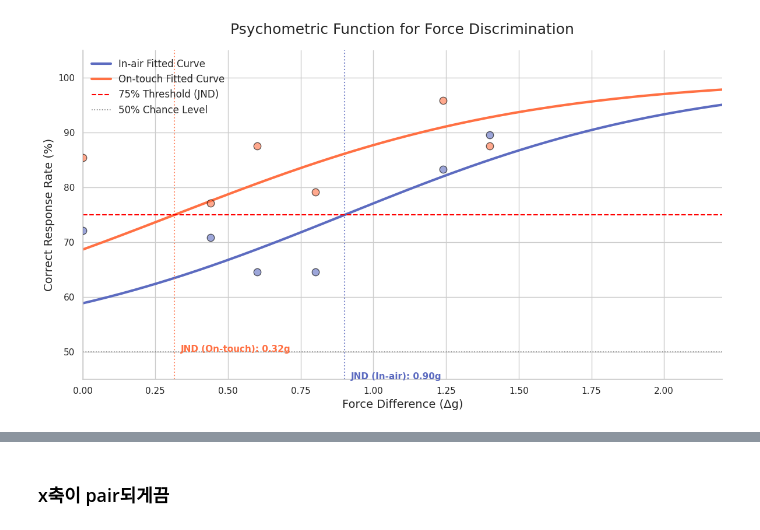
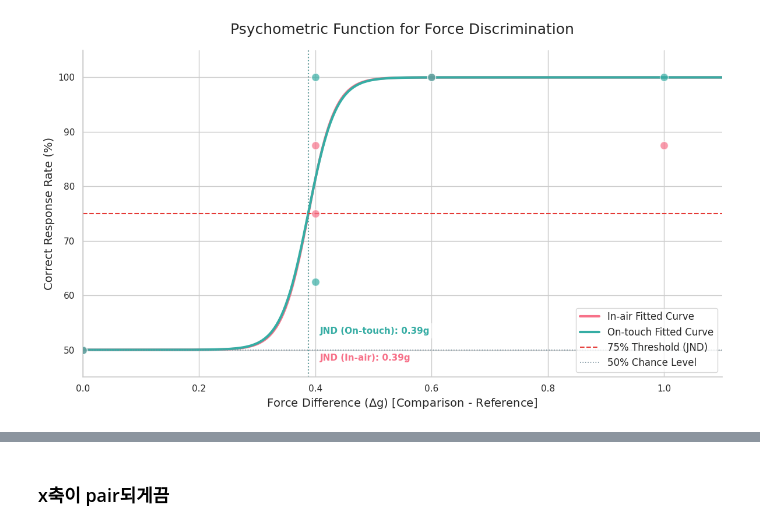
Before and after one commit to kyungeunvoyage/NailFoldExp, a Jupyter notebook: Analysis/(Analysis)Force_Discrimination.ipynb, the cells around one changed output, grey strips where cells are left out. Cells and saved outputs as stored; diff of their text form; code cells hidden in the pictures.

```diff
--- a/Analysis/(Analysis)Force_Discrimination.ipynb
+++ b/Analysis/(Analysis)Force_Discrimination.ipynb
@@ -93,11 +129,8 @@ import matplotlib.pyplot as plt
 from scipy.optimize import curve_fit
 from scipy.special import expit
 
-# 1. 데이터 로드 및 통합 (P7, P8, P9)
-file_names = ['P6_Exp2_SameDifferent_Discrimination.csv',
-              'P7_Exp2_SameDifferent_Discrimination.csv',
-              'P8_Exp2_SameDifferent_Discrimination.csv',
-              'P9_Exp2_SameDifferent_Discrimination.csv']
+# 1. 데이터 로드 및 통합
+file_names = ['P1_ForceDiscrimination.csv', 'P2_ForceDiscrimination.csv']
 data_list = []
 
 for file in file_names:
@@ -112,18 +145,26 @@ if not data_list:
 else:
     df = pd.concat(data_list, ignore_index=True)
 
-    # IsCorrect 컬럼 전처리 (문자열 'true'/'false' 대응)
-    df['IsCorrect_Num'] = df['IsCorrect'].map({'true': 1, 'false': 0, True: 1, False: 0})
+    # --- 핵심 수정: 정답(IsCorrect) 판별 로직 ---
+    def calculate_correct(row):
+        # Comparison이 Reference보다 큰 경우: Comparison을 선택(1)해야 정답
+        if row['Comparison'] > row['Reference']:
+            return 1 if row['ChoseComparison'] == 1 else 0
+        # Comparison이 Reference보다 작은 경우: Reference를 선택(0)해야 정답
+        elif row['Comparison'] < row['Reference']:
+            return 1 if row['ChoseComparison'] == 0 else 0
+        # 두 자극이 같은 경우 (1.0 vs 1.0): 확률적으로 0.5로 처리됨
+        else:
+            return 0.5
 
-    # 자극 간의 '힘의 차이(Force Difference)' 계산
-    def get_force_diff(row):
-        f1 = float(row['FirstStim'].replace('g', ''))
-        f2 = float(row['SecondStim'].replace('g', ''))
-        return abs(f1 - f2)
-    df['ForceDiff'] = df.apply(get_force_diff, axis=1)
+    df['IsCorrect_Num'] = df.apply(calculate_correct, axis=1)
+
+    # 자극 간의 '힘의 차이(Force Difference)' 계산 (이미 숫자형이므로 단순 뺄셈)
+    df['ForceDiff'] = abs(df['Comparison'] - df['Reference'])
 
     # 2. S자 곡선(Sigmoid) 모델 정의
     # 0.5(우연)에서 1.0(완벽) 사이를 오가는 로지스틱 함수
+    # 이 모델에서 x0는 정확히 75% 정답률(JND) 지점이 됩니다.
     def logistic_model(x, k, x0):
         return 0.5 + 0.5 * expit(k * (x - x0))
 
@@ -131,62 +172,58 @@ else:
     plt.figure(figsize=(12, 7))
     sns.set_theme(style="whitegrid")
 
-    # 조건별 색상 설정 (In-air: 파랑 계열, On-touch: 주황 계열)
-    conditions = ['In-air', 'On-touch']
-    colors = ['#5C6BC0', '#FF7043']
+    # 실제 데이터에 존재하는 조건 자동 탐색 (In-air, On-touch 등)
+    available_conditions = df['Condition'].unique()
+    colors = sns.color_palette("husl", len(available_conditions))
 
-    # 부드러운 곡선을 그리기 위한 X축 범위 (0부터 2.2g까지)
-    x_smooth = np.linspace(0, 2.2, 300)
+    x_smooth = np.linspace(0, max(df['ForceDiff']) + 0.2, 300)
 
-    for i, cond in enumerate(conditions):
+    for i, cond in enumerate(available_conditions):
         cond_data = df[df['Condition'] == cond]
         if cond_data.empty: continue
 
-        # 실제 데이터 포인트 계산
+        # 강도 차이(ForceDiff)별 평균 정답률 계산
         fit_data = cond_data.groupby('ForceDiff')['IsCorrect_Num'].mean().reset_index()
 
-        # --- 핵심: (0, 0.5) 가상 데이터 추가 ---
-        # 자극 차이가 0일 때 정답률은 50%라는 심리물리학적 전제를 추가하여 곡선의 시작점을 잡음
+        # (0, 0.5) 가상 데이터를 추가하여 심리물리학적 일관성 확보
         X_fit = np.insert(fit_data['ForceDiff'].values, 0, 0.0)
         Y_fit = np.insert(fit_data['IsCorrect_Num'].values, 0, 0.5)
 
         try:
-            # 커브 피팅 수행 (기울기 k와 50% 지점 x0 탐색)
-            popt, _ = curve_fit(logistic_model, X_fit, Y_fit, p0=[5, 0.5], bounds=([0, 0], [20, 2]))
+            # 커브 피팅 수행 (기울기 k, 75% 지점 x0)
+            popt, _ = curve_fit(logistic_model, X_fit, Y_fit, p0=[10, 0.4], bounds=([0, 0], [50, 2.0]))
             k_fit, x0_fit = popt
 
-            # 피팅된 곡선 그리기
+            # 피팅 곡선 그리기
             y_smooth = logistic_model(x_smooth, k_fit, x0_fit) * 100
             plt.plot(x_smooth, y_smooth, color=colors[i], linewidth=3, label=f'{cond} Fitted Curve')
 
             # 실제 데이터 포인트 표시
-            plt.scatter(fit_data['ForceDiff'], fit_data['IsCorrect_Num']*100,
-                        color=colors[i], s=80, alpha=0.6, edgecolor='black', zorder=5)
+            plt.scatter(fit_data['ForceDiff'], fit_data['IsCorrect_Num'] * 100,
+                        color=colors[i], s=100, alpha=0.7, edgecolor='white', zorder=5)
 
-            # 75% JND(최소 식별 차이) 계산 및 표시
-            # 로지스틱 함수의 역함수 계산
-            jnd_x = x0_fit - (1/k_fit) * np.log((0.5 / (0.75 - 0.5)) - 1)
-            if 0 < jnd_x < 2.2:
-                plt.axvline(jnd_x, color=colors[i], linestyle=':', alpha=0.8)
-                plt.text(jnd_x + 0.02, 45 + (i*5), f'JND ({cond}): {jnd_x:.2f}g',
-                         color=colors[i], fontsize=11, fontweight='bold')
+            # JND (75% Threshold) 표시
+            jnd_val = x0_fit
+            plt.axvline(jnd_val, color=colors[i], linestyle=':', alpha=0.8)
+            plt.text(jnd_val + 0.02, 48 + (i*5), f'JND ({cond}): {jnd_val:.2f}g',
+                     color=colors[i], fontsize=11, fontweight='bold', bbox=dict(facecolor='white', alpha=0.5, edgecolor='none'))
 
         except Exception as e:
             print(f"{cond} 피팅 실패: {e}")
 
     # 4. 가이드라인 및 그래프 디테일
-    plt.axhline(75, color='red', linestyle='--', linewidth=1.5, label='75% Threshold (JND)')
-    plt.axhline(50, color='gray', linestyle=':', linewidth=1.2, label='50% Chance Level')
+    plt.axhline(75, color='#E53935', linestyle='--', linewidth=1.5, label='75% Threshold (JND)')
+    plt.axhline(50, color='#78909C', linestyle=':', linewidth=1.2, label='50% Chance Level')
 
     plt.title('Psychometric Function for Force Discrimination', fontsize=18, pad=20)
-    plt.xlabel('Force Difference (Δg)', fontsize=14)
+    plt.xlabel('Force Difference ($\Delta$g) [Comparison - Reference]', fontsize=14)
     plt.ylabel('Correct Response Rate (%)', fontsize=14)
     plt.ylim(45, 105)
-    plt.xlim(0, 2.2)
-    plt.legend(frameon=False, loc='upper left', fontsize=12)
+    plt.xlim(0, max(df['ForceDiff']) + 0.1)
+    plt.legend(frameon=True, loc='lower right', fontsize=12)
     sns.despine()
 
     plt.tight_layout()
     plt.show()
 # %% [output]
-[figure, old version]
+[figure, new version]
```
Also changed, not shown: parts of 9 cells of this notebook.
